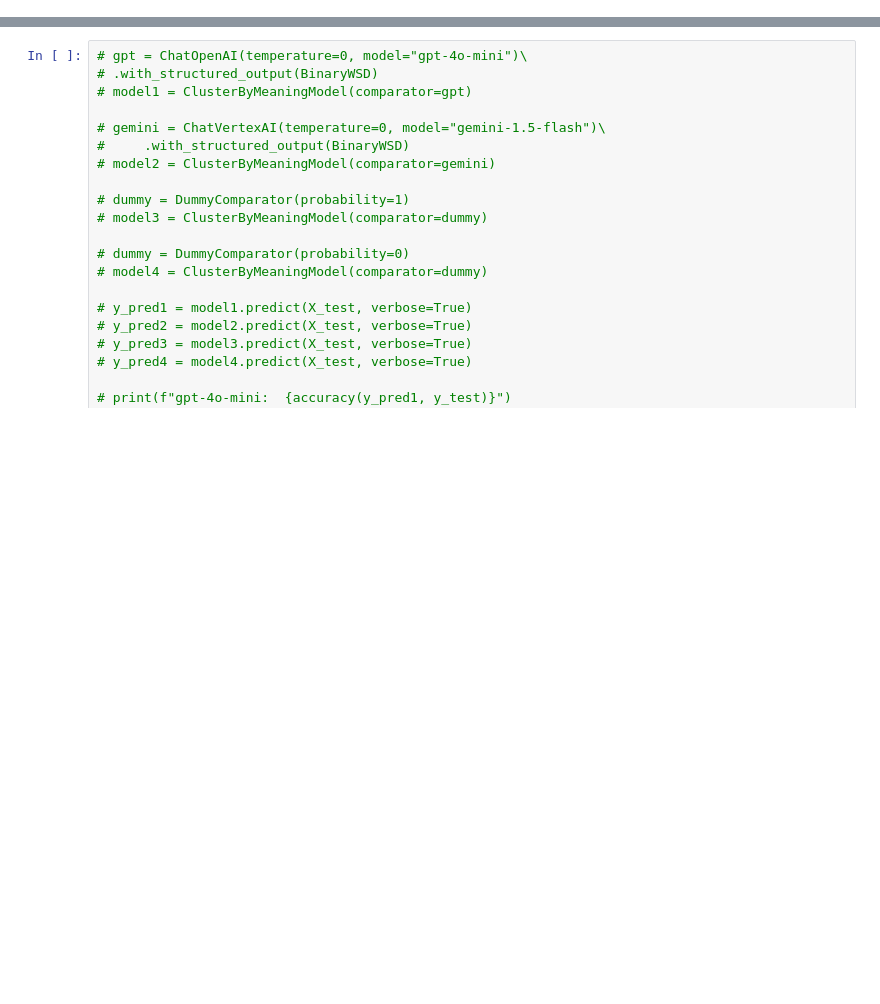
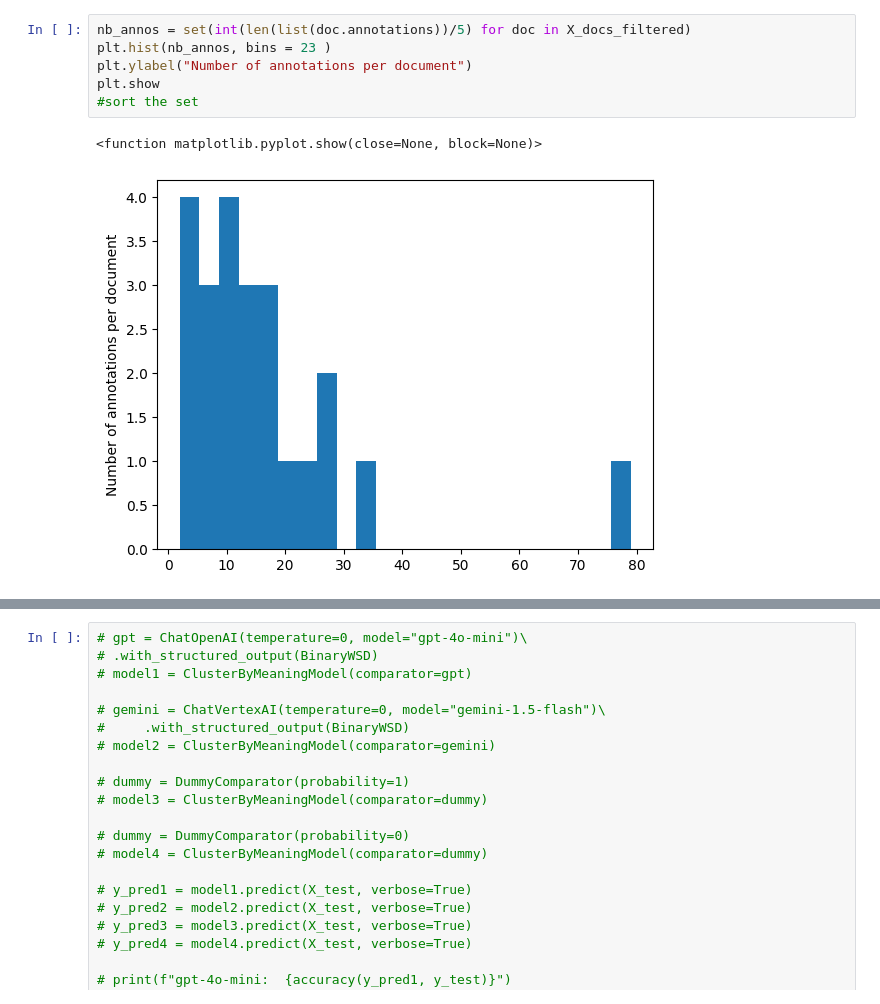
Before and after one commit to linalgo/wsd, a Jupyter notebook: eval_4.ipynb, the cells around one changed output, grey strips where cells are left out. Cells and saved outputs as stored; diff of their text form; blank space fills up the shorter version.

```diff
--- a/eval_4.ipynb
+++ b/eval_4.ipynb
@@ -70,0 +237,9 @@ Semcor_corpus.documents[0].__dict__
+# %%
+nb_annos = set(int(len(list(doc.annotations))/5) for doc in X_docs_filtered)
+plt.hist(nb_annos, bins = 23 )
+plt.ylabel("Number of annotations per document")
+plt.show
+#sort the set
+# %% [output]
+<function matplotlib.pyplot.show(close=None, block=None)>
+[figure, added]
```
Also changed, not shown: parts of 37 cells of this notebook.
